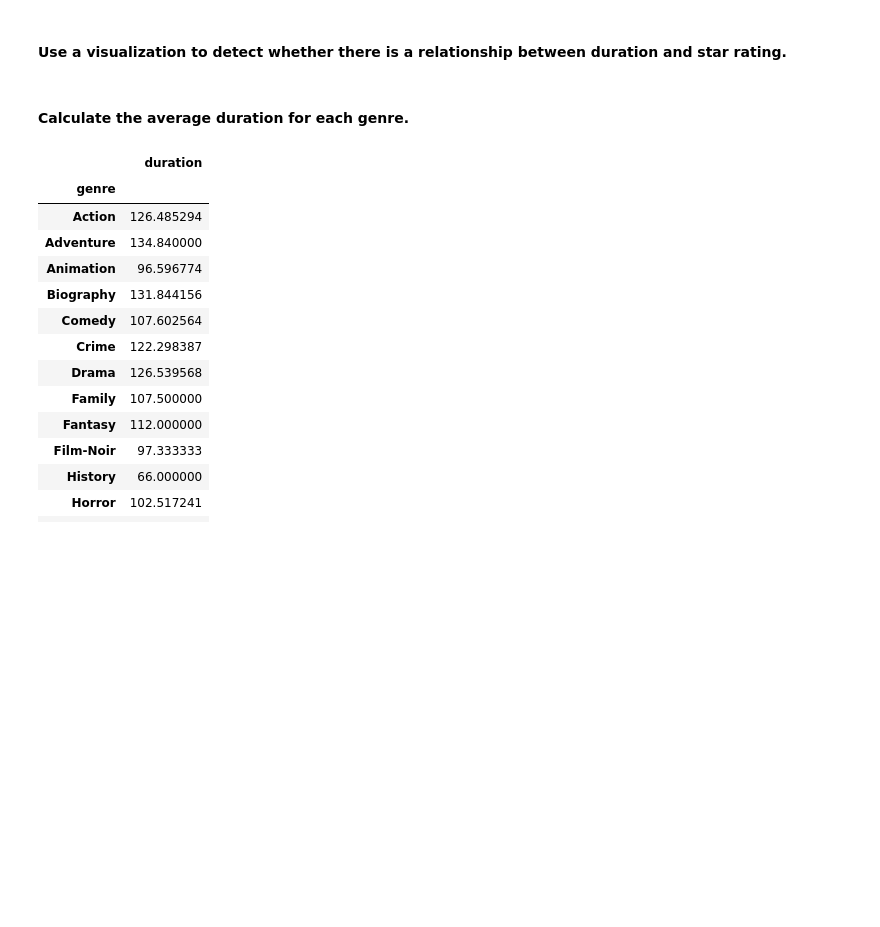
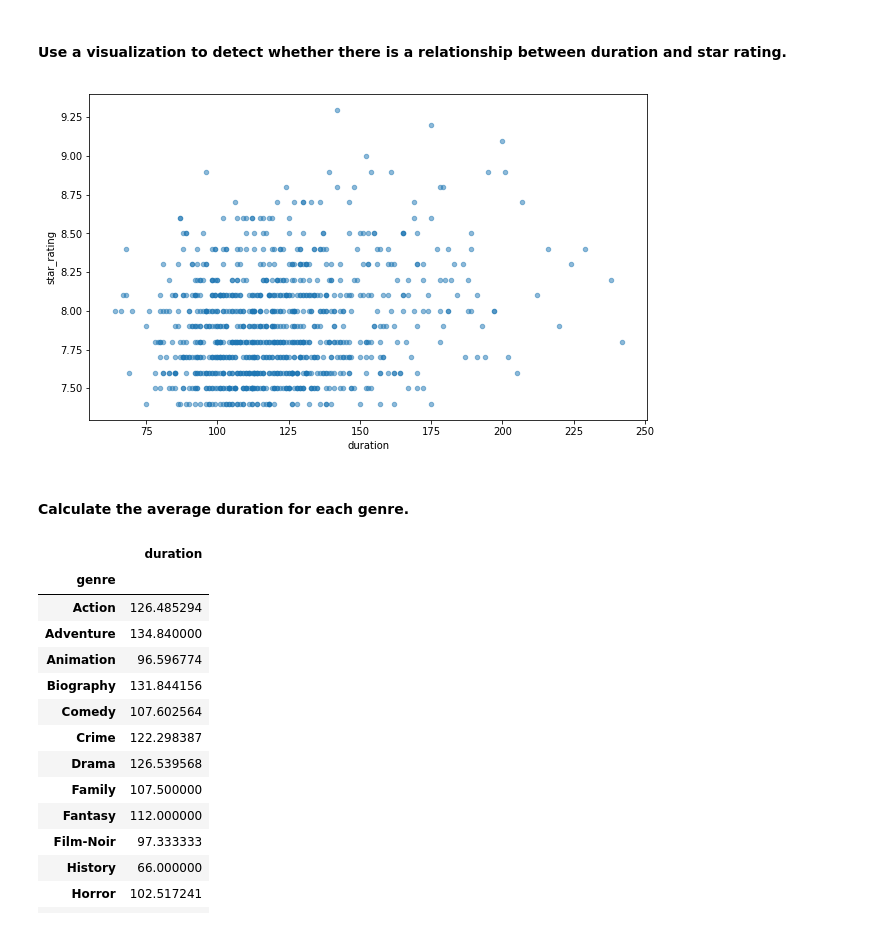
Before and after one commit to JimScheffel/jim_scheffel_unit2_project, a Jupyter notebook: imdb.ipynb, the cells around one changed output. Saved outputs shown, nothing was run; the diff lists cells and outputs as text; code cells hidden in the pictures; blank space fills up the shorter version.

```diff
--- a/imdb.ipynb
+++ b/imdb.ipynb
@@ -199,5 +194,9 @@ ratings = movies.loc[:,'content_rating'].value_counts().plot(kind='bar')
 # %% [markdown]
 #### Use a visualization to detect whether there is a relationship between duration and star rating.
+# %%
+ax = movies.plot(kind='scatter', x='duration', y='star_rating', alpha=.5, figsize=(10,6))
+# %% [output]
+[figure, added]
 # %% [markdown]
 #### Calculate the average duration for each genre.
 # %%
```
Also changed, not shown: parts of 14 cells of this notebook.
